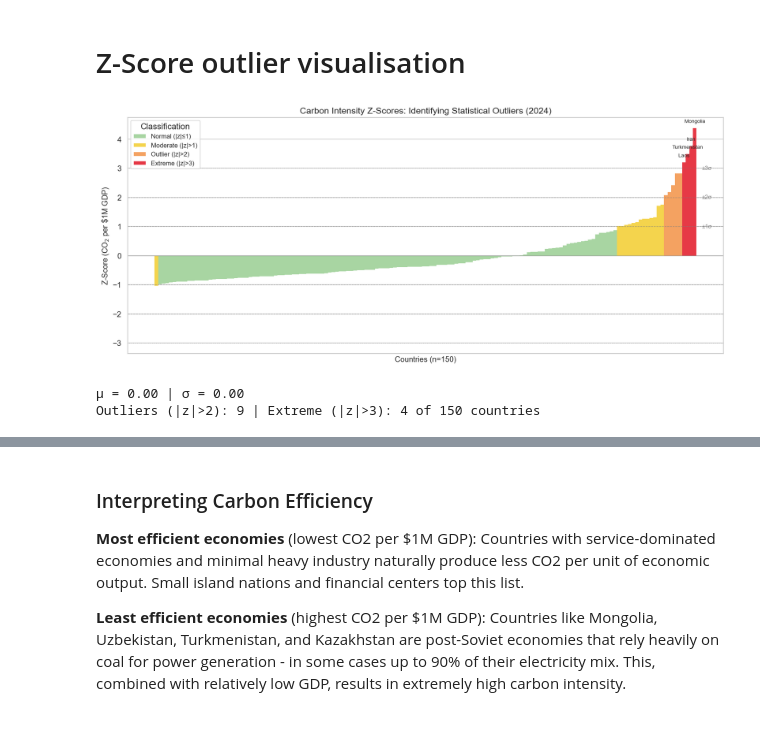
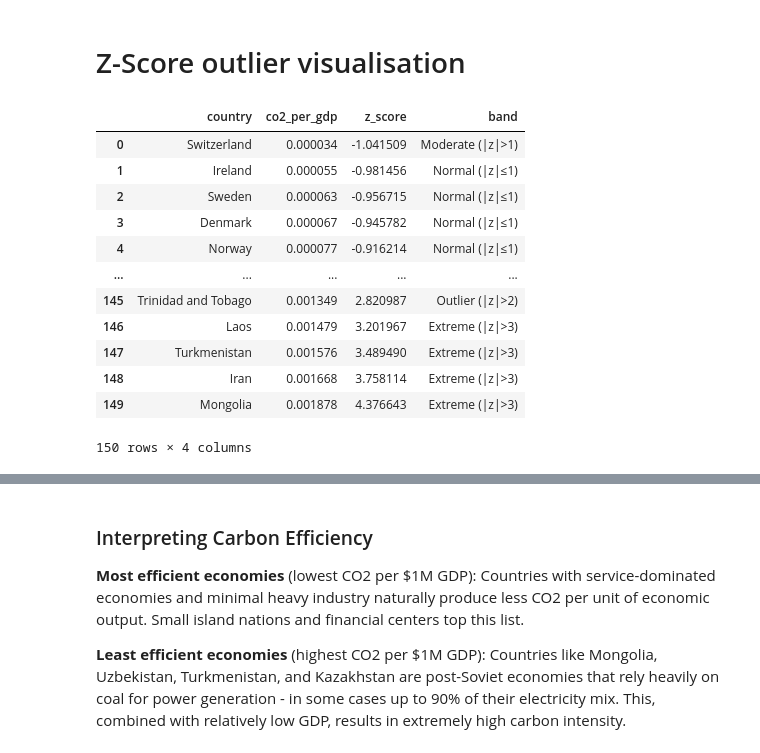
Before and after one commit to fabianfrank-dev/carbon_analysis, a Jupyter notebook: data_analytics_project.ipynb, the cells around one changed output, grey strips where cells are left out. Saved outputs shown, nothing was run; the diff lists cells and outputs as text; code cells hidden in the pictures; blank space fills up the shorter version.

```diff
--- a/data_analytics_project.ipynb
+++ b/data_analytics_project.ipynb
@@ -550,70 +556,38 @@ Passing `palette` without assigning `hue` is deprecated and will be removed in v
 # %%
 # Outlier Detection: Carbon Intensity Z-Scores (NumPy)
 mask = (main_df['year'] == 2024) & (main_df['population'] > 1_000_000) & (main_df['co2_per_gdp'] > 0)
 df_z = main_df.loc[mask, ['country', 'co2_per_gdp']].copy()
 
 # compute z-scores with numpy
 values = df_z['co2_per_gdp'].values
 mu = np.mean(values)
 sigma = np.std(values)
 df_z['z_score'] = (values - mu) / sigma
 
 # classify each country by z-score band
 df_z['band'] = np.select(
     [np.abs(df_z['z_score'].values) > 3,
      np.abs(df_z['z_score'].values) > 2,
      np.abs(df_z['z_score'].values) > 1],
     ['Extreme (|z|>3)', 'Outlier (|z|>2)', 'Moderate (|z|>1)'],
     default='Normal (|z|≤1)'
 )
 
 # sort for plotting
 df_z = df_z.sort_values('z_score', ascending=True).reset_index(drop=True)
 
-# ── plot ──
-fig, ax = plt.subplots(figsize=(14, 6))
-
-palette = {
-    'Normal (|z|≤1)': '#a8d5a2',
-    'Moderate (|z|>1)': '#f4d44d',
-    'Outlier (|z|>2)': '#f4a261',
-    'Extreme (|z|>3)': '#e63946'
-}
-
-ax.bar(range(len(df_z)), df_z['z_score'], color=df_z['band'].map(palette), width=1.0, edgecolor='none')
-
-# z-score threshold bands
-for z_val, ls, lbl in [(0, '-', 'Mean'), (1, '--', '±1σ'), (2, '--', '±2σ'), (3, ':', '±3σ')]:
-    ax.axhline(z_val, color='grey', linestyle=ls, linewidth=0.8, alpha=0.7)
-    if z_val > 0:
-        ax.axhline(-z_val, color='grey', linestyle=ls, linewidth=0.8, alpha=0.7)
-        ax.text(len(df_z) + 1, z_val, lbl, va='center', fontsize=9, color='grey')
-
-# label extreme outliers
-for _, row in df_z[np.abs(df_z['z_score'].values) > 3].iterrows():
-    idx = df_z.index[df_z['country'] == row['country']][0]
-    ax.text(idx, row['z_score'] + np.sign(row['z_score']) * 0.15,
-            row['country'], ha='center', va='bottom', fontsize=8)
-
-ax.set_title('Carbon Intensity Z-Scores: Identifying Statistical Outliers (2024)')
-ax.set_xlabel(f'Countries (n={len(df_z)})')
-ax.set_ylabel('Z-Score (CO$_2$ per \\$1M GDP)')
-ax.set_xticks([])
-
-# legend
-from matplotlib.patches import Patch
-legend_handles = [Patch(facecolor=c, label=l) for l, c in palette.items()]
-ax.legend(handles=legend_handles, loc='upper left', title='Classification')
-
-plt.tight_layout()
-plt.show()
-
-# summary statistics
-n_outliers = np.sum(np.abs(df_z['z_score'].values) > 2)
-n_extreme = np.sum(np.abs(df_z['z_score'].values) > 3)
-print(f"μ = {mu:.2f} | σ = {sigma:.2f}")
-print(f"Outliers (|z|>2): {n_outliers} | Extreme (|z|>3): {n_extreme} of {len(df_z)} countries")
+df_z
 # %% [output]
-[figure, removed]
+|  | country | co2_per_gdp | z_score | band |
+| 0 | Switzerland | 0.000034 | -1.041509 | Moderate (|z|>1) |
+| 1 | Ireland | 0.000055 | -0.981456 | Normal (|z|≤1) |
+| 2 | Sweden | 0.000063 | -0.956715 | Normal (|z|≤1) |
+| 3 | Denmark | 0.000067 | -0.945782 | Normal (|z|≤1) |
+| 4 | Norway | 0.000077 | -0.916214 | Normal (|z|≤1) |
+| ... | ... | ... | ... | ... |
+| 145 | Trinidad and Tobago | 0.001349 | 2.820987 | Outlier (|z|>2) |
+| 146 | Laos | 0.001479 | 3.201967 | Extreme (|z|>3) |
+| 147 | Turkmenistan | 0.001576 | 3.489490 | Extreme (|z|>3) |
+| 148 | Iran | 0.001668 | 3.758114 | Extreme (|z|>3) |
+| 149 | Mongolia | 0.001878 | 4.376643 | Extreme (|z|>3) |
-μ = 0.00 | σ = 0.00
-Outliers (|z|>2): 9 | Extreme (|z|>3): 4 of 150 countries
+150 rows × 4 columns
```
Also changed, not shown: parts of 5 cells of this notebook.
